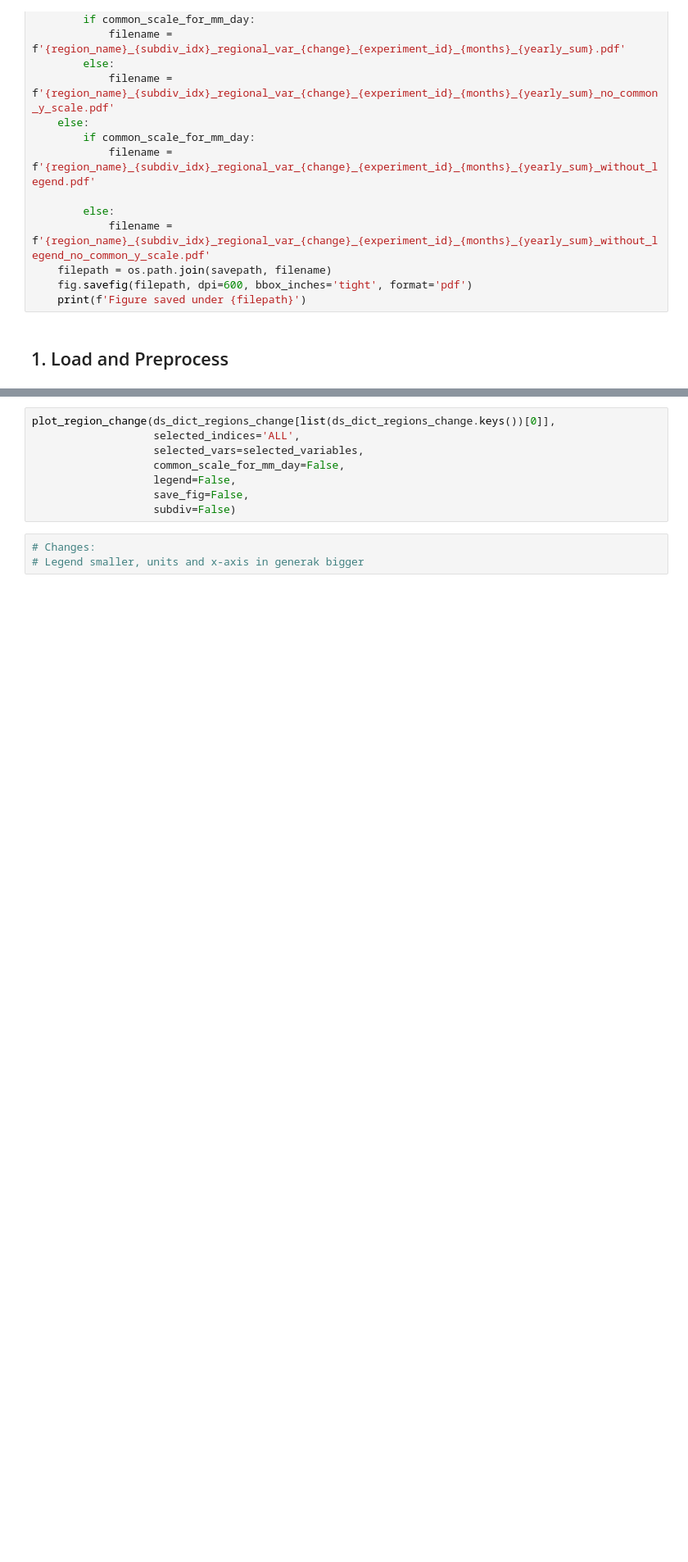
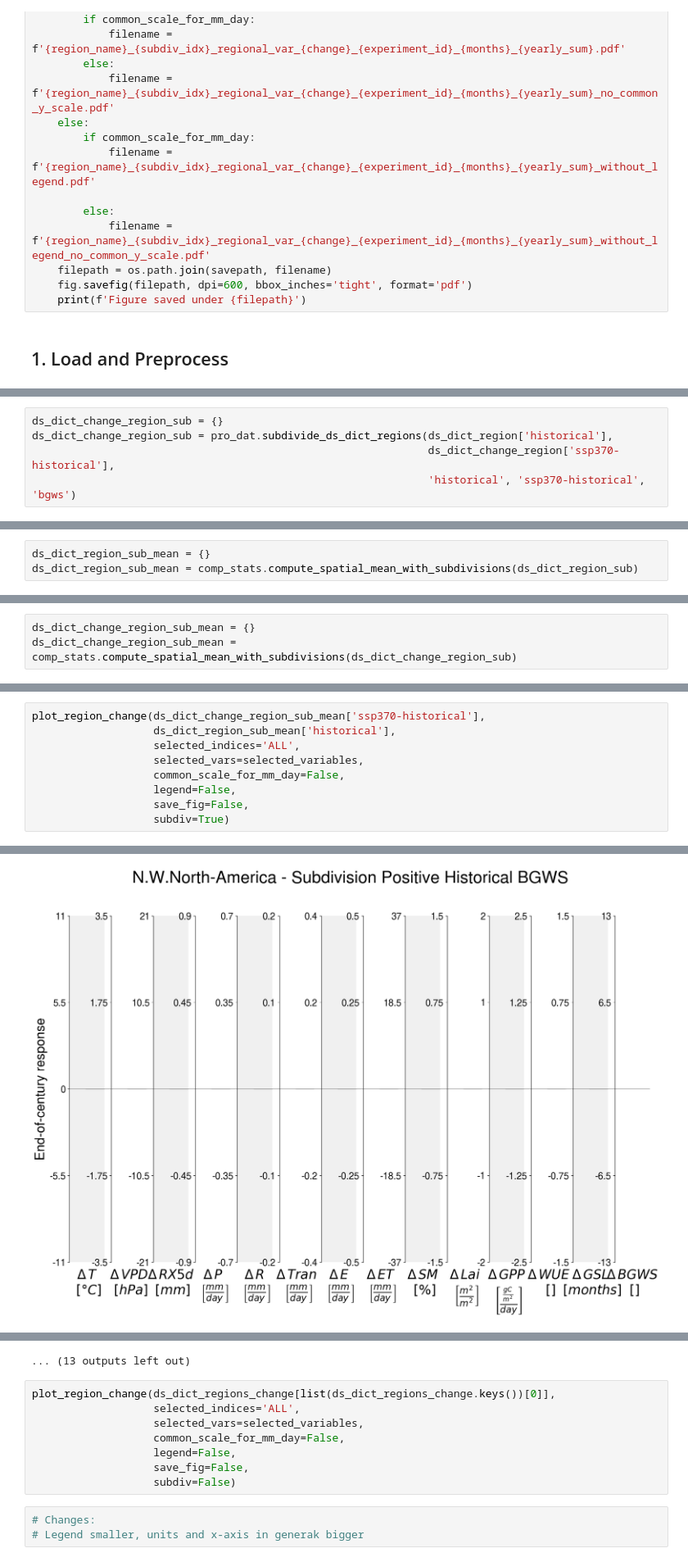
Before and after one commit to simonheselschwerdt/bgws_analysis, a Jupyter notebook: notebooks/plot/parallel_coordinates/CMIP6_regional_var_change.ipynb, the cells around one changed output, grey strips where cells are left out. Shown at 82% size. Saved outputs shown, nothing was run; the diff lists cells and outputs as text; blank space fills up the shorter version.

```diff
--- a/notebooks/plot/parallel_coordinates/CMIP6_regional_var_change.ipynb
+++ b/notebooks/plot/parallel_coordinates/CMIP6_regional_var_change.ipynb
@@ -1244,0 +168,5 @@ plot_region_change(ds_dict_regional_mean_change_subdiv,
+# %%
+ds_dict_change_region_sub = {}
+ds_dict_change_region_sub = pro_dat.subdivide_ds_dict_regions(ds_dict_region['historical'],
+                                                              ds_dict_change_region['ssp370-historical'],
+                                                              'historical', 'ssp370-historical', 'bgws')
@@ -1244,0 +178,3 @@ plot_region_change(ds_dict_regional_mean_change_subdiv,
+# %%
+ds_dict_region_sub_mean = {}
+ds_dict_region_sub_mean = comp_stats.compute_spatial_mean_with_subdivisions(ds_dict_region_sub)
@@ -1244,0 +184,3 @@ plot_region_change(ds_dict_regional_mean_change_subdiv,
+# %%
+ds_dict_change_region_sub_mean = {}
+ds_dict_change_region_sub_mean = comp_stats.compute_spatial_mean_with_subdivisions(ds_dict_change_region_sub)
@@ -1244,0 +384,10 @@ plot_region_change(ds_dict_regional_mean_change_subdiv,
+# %%
+plot_region_change(ds_dict_change_region_sub_mean['ssp370-historical'],
+                   ds_dict_region_sub_mean['historical'],
+                   selected_indices='ALL',
+                   selected_vars=selected_variables,
+                   common_scale_for_mm_day=False,
+                   legend=False,
+                   save_fig=False,
+                   subdiv=True)
+# %% [output]
@@ -1244,0 +411 @@ plot_region_change(ds_dict_regional_mean_change_subdiv,
+[figure, added]
@@ -1245,3 +502,4 @@ plot_region_change(ds_dict_regional_mean_change_subdiv,
+... (13 outputs left out)
 # %%
 plot_region_change(ds_dict_regions_change[list(ds_dict_regions_change.keys())[0]],
                    selected_indices='ALL',
```
Also changed, not shown: parts of 80 cells of this notebook, 2 other files.
